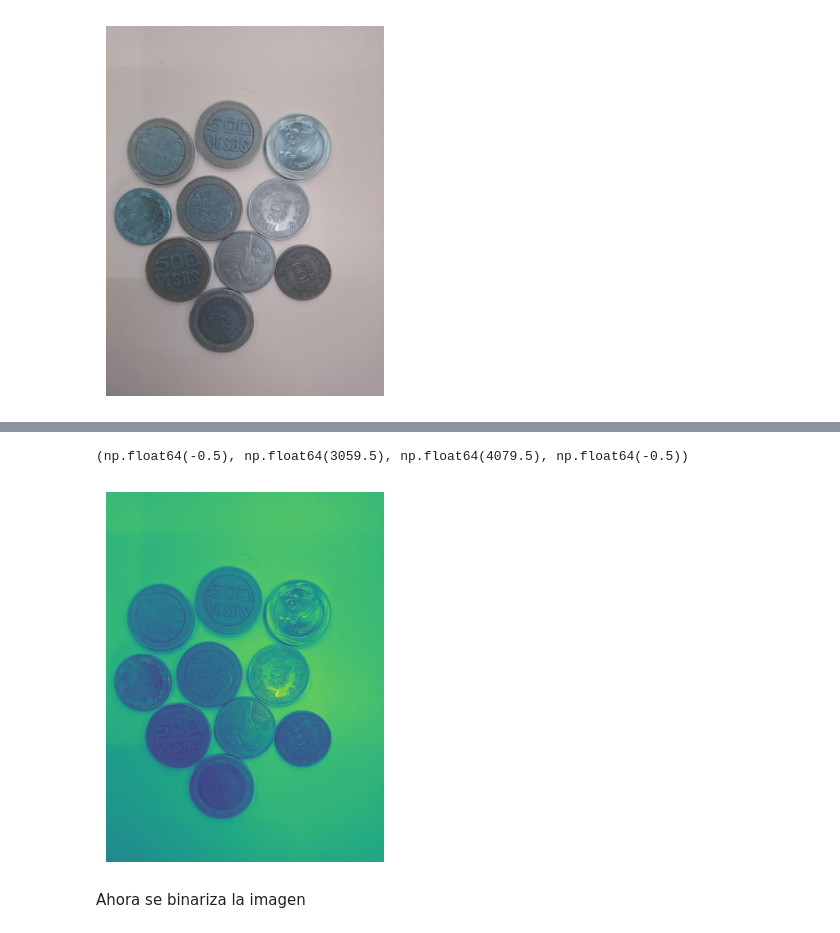
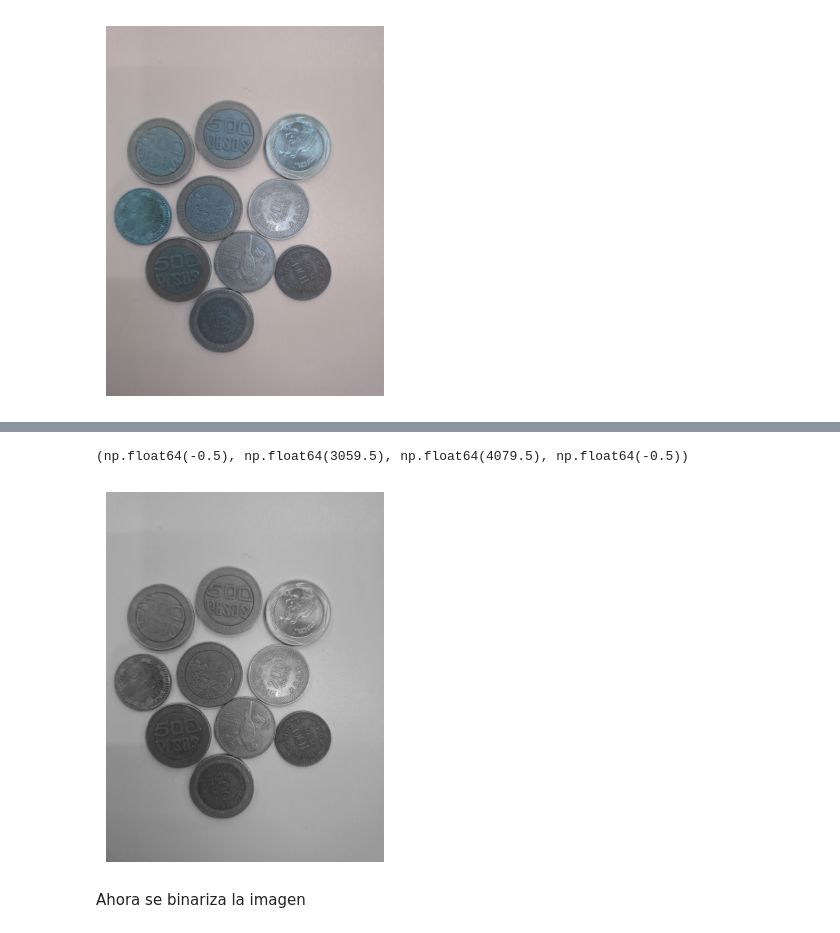
Before and after one commit to MathewsM14/monedas, a Jupyter notebook: monedas.ipynb, the cells around one changed output, grey strips where cells are left out. Saved outputs shown, nothing was run; the diff lists cells and outputs as text; code cells hidden in the pictures.

```diff
--- a/monedas.ipynb
+++ b/monedas.ipynb
@@ -9,3 +9,11 @@ plt.axis('off')
 # %% [output]
 (np.float64(-0.5), np.float64(3059.5), np.float64(4079.5), np.float64(-0.5))
 [figure]
+# %%
+def change_min_max(img, min_val, max_val):
+    img2 = ((max_val - min_val) / 255) * img  + min_val
+    return img2.astype(np.uint8)
+
+img = change_min_max(img, 0, 128)
+plt.imshow(img, cmap='gray')
+plt.axis('off')
@@ -12,25 +23,25 @@ plt.axis('off')
 # %%
 img_hsv = cv2.cvtColor(img, cv2.COLOR_BGR2HSV)
 
 h, s, v = cv2.split(img_hsv)
 
 # 4. Reducir brillo (V) y saturación (S)
 h = np.clip(h * 0.5, 0, 255).astype(np.uint8)  # Reduce tono al 50%
 v = np.clip(v * 0.3, 0, 255).astype(np.uint8)  # Reduce brillo al 50%
 s = np.clip(s * 0.1, 0, 255).astype(np.uint8)  # Reduce saturación al 50%
 
 # 5. Recomponer y volver a BGR
 hsv_modified = cv2.merge([h, s, v])
 img2 = cv2.cvtColor(hsv_modified, cv2.COLOR_HSV2BGR)
 img2 = cv2.cvtColor(img2, cv2.COLOR_BGR2RGB)  # Convertir a RGB para matplotlib
 
 img_gray = cv2.cvtColor(img, cv2.COLOR_RGB2GRAY)
 
-plt.imshow(img_gray)
+plt.imshow(img_gray, cmap='gray')
 plt.axis('off')
 # %% [output]
 (np.float64(-0.5), np.float64(3059.5), np.float64(4079.5), np.float64(-0.5))
-[figure, old version]
+[figure, new version]
 # %% [markdown]
 Ahora se binariza la imagen
 # %%
```
Also changed, not shown: parts of 2 cells of this notebook.
